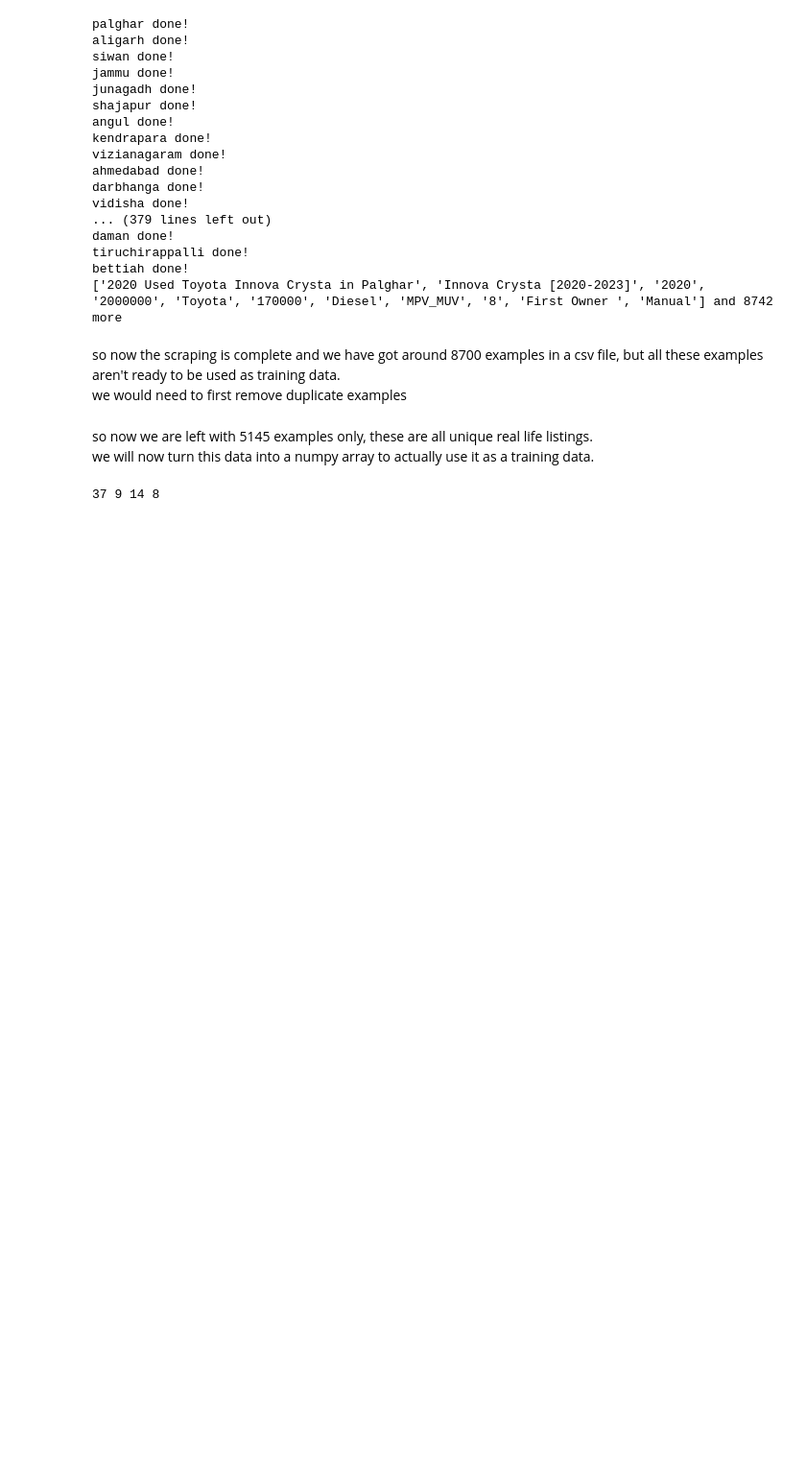
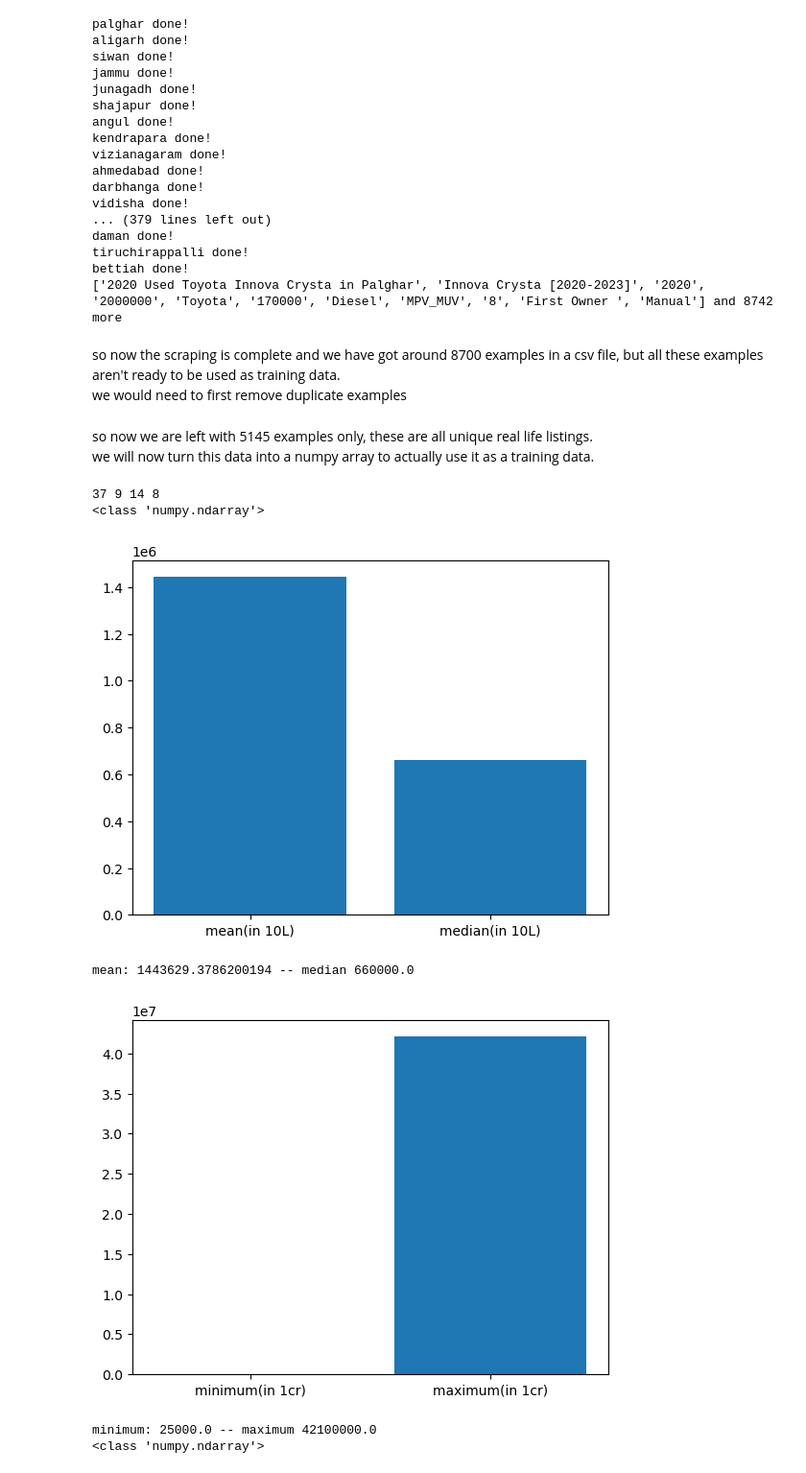
Before and after one commit to shashi0x/Used-Car-Price-Predictor-v2, a Jupyter notebook: Data/scraping.ipynb, the cells around one changed output. Shown: that part at 96% size. Cells and saved outputs as stored; diff of their text form; code cells hidden in the pictures; blank space fills up the shorter version.

```diff
--- a/Data/scraping.ipynb
+++ b/Data/scraping.ipynb
@@ -216,9 +216,25 @@ for indexx, cars in dff.iterrows():
     DATACAR[indexx, 6] = transmission_sorted_by_price.index(cars['Transmission']) #transmission type
     DATACAR[indexx, 7] = ownerSorted.index(cars['No. of prev owners'].strip()) + 1 # no. of prev owners
     DATACAR[indexx, 8] = cars['Price']
-
+np.random.shuffle(DATACAR)
 FINALDF = pandas.DataFrame(DATACAR, columns=['age', 'brand', 'kmdriven', 'fuelType', 'bodyType', 'seatCap', 'transmission', 'owners', 'price'])
 
 FINALDF.to_csv('CleanDataNP.csv', index=False)
+print(type(DATACAR))
 # %% [output]
 37 9 14 8
+<class 'numpy.ndarray'>
+# %%
+plt.bar(['mean(in 10L)', 'median(in 10L)'], [np.mean(DATACAR[:, -1]), np.median(DATACAR[:, -1])])
+plt.show()
+print('mean:', np.mean(DATACAR[:, -1]), '-- median', np.median(DATACAR[:, -1]))
+plt.bar(['minimum(in 1cr)', 'maximum(in 1cr)'], [np.min(DATACAR[:, -1]), np.max(DATACAR[:, -1])])
+plt.show()
+print('minimum:', np.min(DATACAR[:, -1]), '-- maximum', np.max(DATACAR[:, -1]))
+print(type(DATACAR))
+# %% [output]
+[figure, added]
+mean: 1443629.3786200194 -- median 660000.0
+[figure, added]
+minimum: 25000.0 -- maximum 42100000.0
+<class 'numpy.ndarray'>
```
Also changed, not shown: parts of 4 cells of this notebook.
